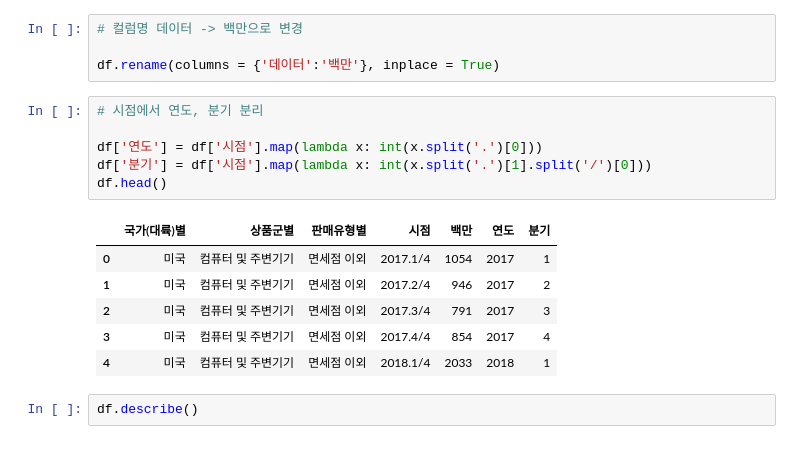
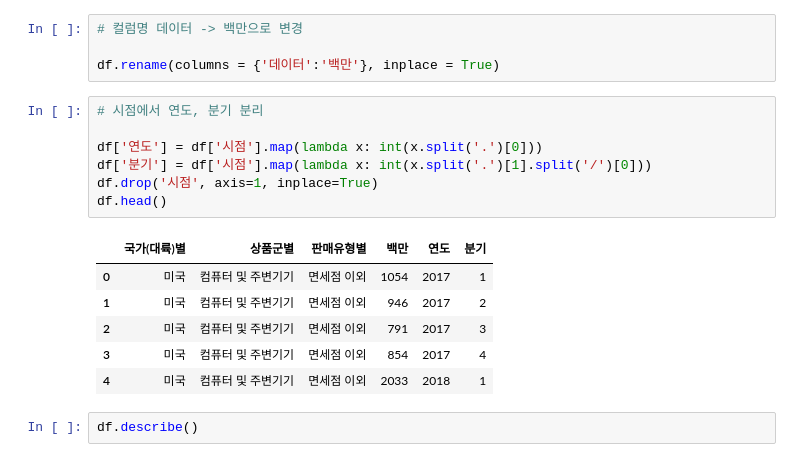
Before and after one commit to yk-Jeong/DS_study, a Jupyter notebook: 4주차_20221117_뿅뿅.ipynb, the cells around one changed output. Cells and saved outputs as stored; diff of their text form.

```diff
--- a/4주차_20221117_뿅뿅.ipynb
+++ b/4주차_20221117_뿅뿅.ipynb
@@ -67,16 +64,17 @@ df.rename(columns = {'데이터':'백만'}, inplace = True)
 # %%
 # 시점에서 연도, 분기 분리
 
 df['연도'] = df['시점'].map(lambda x: int(x.split('.')[0]))
 df['분기'] = df['시점'].map(lambda x: int(x.split('.')[1].split('/')[0]))
+df.drop('시점', axis=1, inplace=True)
 df.head()
 # %% [output]
-|  | 국가(대륙)별 | 상품군별 | 판매유형별 | 시점 | 백만 | 연도 | 분기 |
-| 0 | 미국 | 컴퓨터 및 주변기기 | 면세점 이외 | 2017.1/4 | 1054 | 2017 | 1 |
-| 1 | 미국 | 컴퓨터 및 주변기기 | 면세점 이외 | 2017.2/4 | 946 | 2017 | 2 |
-| 2 | 미국 | 컴퓨터 및 주변기기 | 면세점 이외 | 2017.3/4 | 791 | 2017 | 3 |
-| 3 | 미국 | 컴퓨터 및 주변기기 | 면세점 이외 | 2017.4/4 | 854 | 2017 | 4 |
-| 4 | 미국 | 컴퓨터 및 주변기기 | 면세점 이외 | 2018.1/4 | 2033 | 2018 | 1 |
+|  | 국가(대륙)별 | 상품군별 | 판매유형별 | 백만 | 연도 | 분기 |
+| 0 | 미국 | 컴퓨터 및 주변기기 | 면세점 이외 | 1054 | 2017 | 1 |
+| 1 | 미국 | 컴퓨터 및 주변기기 | 면세점 이외 | 946 | 2017 | 2 |
+| 2 | 미국 | 컴퓨터 및 주변기기 | 면세점 이외 | 791 | 2017 | 3 |
+| 3 | 미국 | 컴퓨터 및 주변기기 | 면세점 이외 | 854 | 2017 | 4 |
+| 4 | 미국 | 컴퓨터 및 주변기기 | 면세점 이외 | 2033 | 2018 | 1 |
 # %%
 df.describe()
 # %% [output]
```
Also changed, not shown: parts of 12 cells of this notebook.
